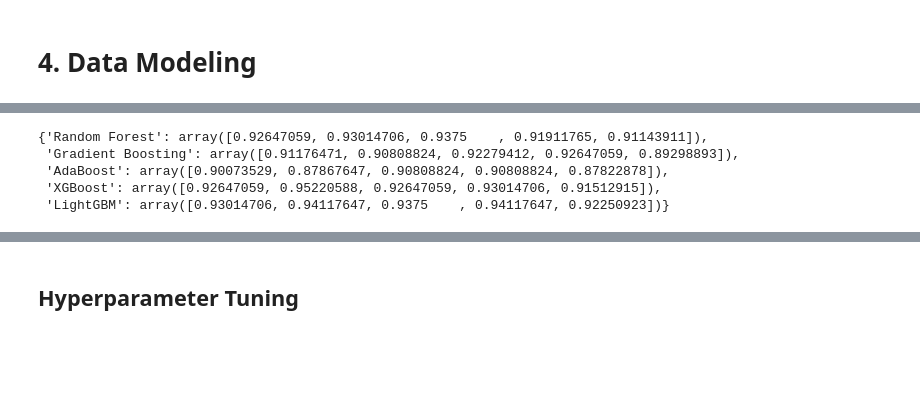
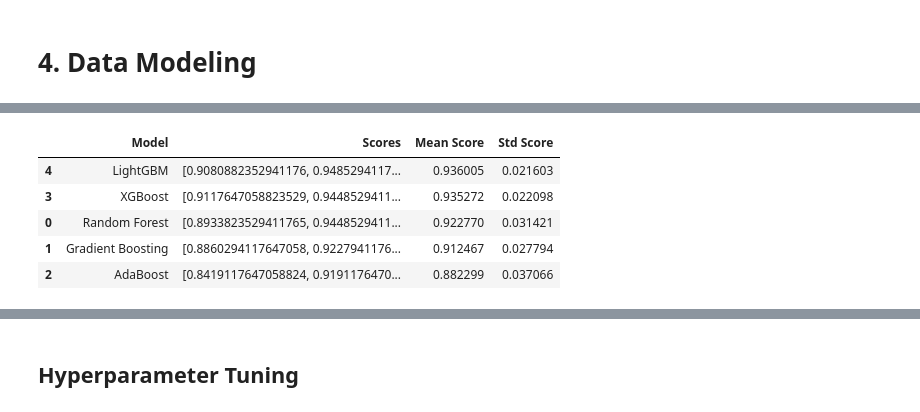
Before and after one commit to hansdarmawann/spambase-lgbm, a Jupyter notebook: spb_hd.ipynb, the cells around one changed output, grey strips where cells are left out. Cells and saved outputs as stored; diff of their text form; code cells hidden in the pictures; blank space fills up the shorter version.

Commit message:
Rename the columns to prevent LGBM Warning; Re-add Cross Val Score and Hyperparameter Tuning

```diff
--- a/spb_hd.ipynb
+++ b/spb_hd.ipynb
@@ -317,3 +319,12 @@ The pairplot visualization displays the relationships and distributions of key f
+# %%
+df = df.rename(columns={
+    'char_freq_;': 'char_freq_semicolon',
+    'char_freq_(': 'char_freq_open_parenthesis',
+    'char_freq_[': 'char_freq_open_bracket',
+    'char_freq_!': 'char_freq_exclamation_mark',
+    'char_freq_$': 'char_freq_dollar',
+    'char_freq_#': 'char_freq_number_sign'
+})
 # %% [markdown]
 ## Define Features and Target
 # %%
@@ -411,8 +391,64 @@ pipelines = {
 # %%
-# Cross-validation results
+import os
+import warnings
+import pandas as pd
+from sklearn.pipeline import Pipeline
+from sklearn.preprocessing import RobustScaler
+from sklearn.ensemble import RandomForestClassifier, GradientBoostingClassifier, AdaBoostClassifier
+from xgboost import XGBClassifier
+from lightgbm import LGBMClassifier
+from sklearn.model_selection import cross_val_score
+
+# Set environment variable to suppress joblib/loky warnings related to CPU count on Windows
+os.environ["LOKY_MAX_CPU_COUNT"] = "4"  # Adjust this number according to your number of cores/logical CPUs
+
+# Suppress general UserWarnings and specific LightGBM warnings about invalid feature names
+warnings.filterwarnings("ignore", category=UserWarning)
+warnings.filterwarnings("ignore", message="X does not have valid feature names")
+
+# Define pipelines with verbosity=-1 parameter for LGBMClassifier to suppress info logs
+pipelines = {
+    'Random Forest': Pipeline([
+        ('scaler', RobustScaler()),
+        ('classifier', RandomForestClassifier(random_state=42))
+    ]),
+    'Gradient Boosting': Pipeline([
+        ('scaler', RobustScaler()),
+        ('classifier', GradientBoostingClassifier(random_state=42))
+    ]),
+    'AdaBoost': Pipeline([
+        ('scaler', RobustScaler()),
+        ('classifier', AdaBoostClassifier(random_state=42))
+    ]),
+    'XGBoost': Pipeline([
+        ('scaler', RobustScaler()),
+        ('classifier', XGBClassifier(random_state=42))
+    ]),
+    'LightGBM': Pipeline([
+        ('scaler', RobustScaler()),
+        ('classifier', LGBMClassifier(random_state=42, verbosity=-1))
+    ])
+}
+
+# Perform cross-validation using recall as the scoring metric
 cv_results = {}
 for model_name, pipeline in pipelines.items():
     cv_scores = cross_val_score(pipeline, X_train, y_train, cv=5, scoring='recall')
     cv_results[model_name] = cv_scores
-cv_results
+
+# Create a DataFrame from the cross-validation results
+cv_df = pd.DataFrame({
+    'Model': list(cv_results.keys()),
+    'Scores': list(cv_results.values())
+})
+
+# Add columns for Mean Score and Standard Deviation of the scores
+cv_df['Mean Score'] = cv_df['Scores'].apply(lambda x: x.mean())
+cv_df['Std Score'] = cv_df['Scores'].apply(lambda x: x.std())
+
+# Sort the DataFrame by Mean Score in descending order
+cv_df = cv_df.sort_values(by='Mean Score', ascending=False)
+
+# Display the resulting DataFrame
+cv_df
 # %% [output]
@@ -454,5 +455,6 @@ You can set `force_col_wise=true` to remove the overhead.
-{'Random Forest': array([0.92647059, 0.93014706, 0.9375    , 0.91911765, 0.91143911]),
- 'Gradient Boosting': array([0.91176471, 0.90808824, 0.92279412, 0.92647059, 0.89298893]),
- 'AdaBoost': array([0.90073529, 0.87867647, 0.90808824, 0.90808824, 0.87822878]),
- 'XGBoost': array([0.92647059, 0.95220588, 0.92647059, 0.93014706, 0.91512915]),
- 'LightGBM': array([0.93014706, 0.94117647, 0.9375    , 0.94117647, 0.92250923])}
+|  | Model | Scores | Mean Score | Std Score |
+| 4 | LightGBM | [0.9080882352941176, 0.9485294117... | 0.936005 | 0.021603 |
+| 3 | XGBoost | [0.9117647058823529, 0.9448529411... | 0.935272 | 0.022098 |
+| 0 | Random Forest | [0.8933823529411765, 0.9448529411... | 0.922770 | 0.031421 |
+| 1 | Gradient Boosting | [0.8860294117647058, 0.9227941176... | 0.912467 | 0.027794 |
+| 2 | AdaBoost | [0.8419117647058824, 0.9191176470... | 0.882299 | 0.037066 |
```
Also changed, not shown: parts of 9 cells of this notebook.
